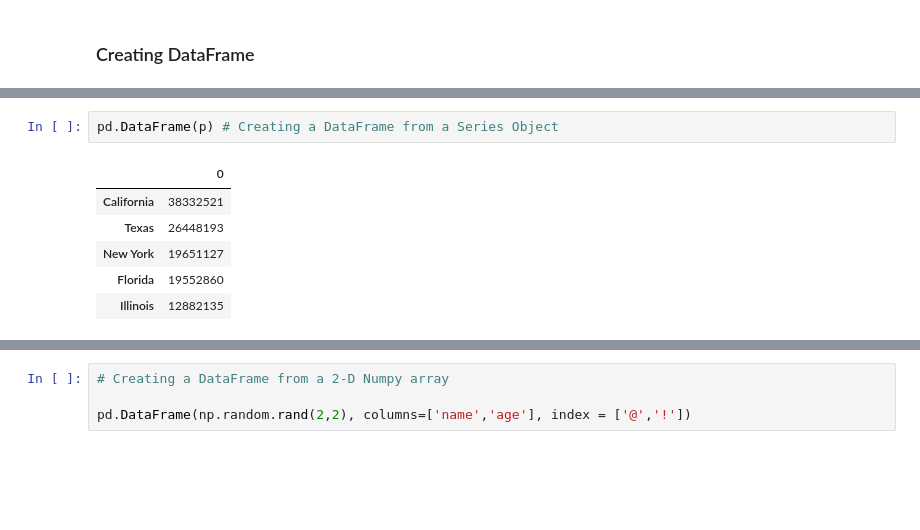
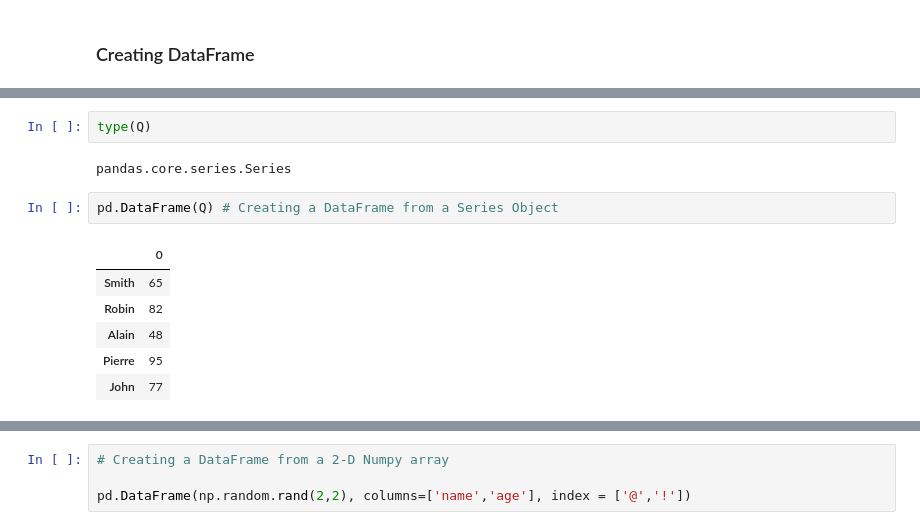
Before and after one commit to ali-d-nasseri/Python-Tutorials, a Jupyter notebook: Pandas-Tutorial.ipynb, the cells around one changed output, grey strips where cells are left out. Cells and saved outputs as stored; diff of their text form; blank space fills up the shorter version.

```diff
--- a/Pandas-Tutorial.ipynb
+++ b/Pandas-Tutorial.ipynb
@@ -185,10 +184,14 @@ pandas.core.series.Series
-# %%
-pd.DataFrame(p) # Creating a DataFrame from a Series Object
-# %% [output]
-|  | 0 |
-| California | 38332521 |
-| Texas | 26448193 |
-| New York | 19651127 |
-| Florida | 19552860 |
-| Illinois | 12882135 |
+# %%
+type(Q)
+# %% [output]
+pandas.core.series.Series
+# %%
+pd.DataFrame(Q) # Creating a DataFrame from a Series Object
+# %% [output]
+|  | 0 |
+| Smith | 65 |
+| Robin | 82 |
+| Alain | 48 |
+| Pierre | 95 |
+| John | 77 |
 # %%
```
Also changed, not shown: parts of 39 cells of this notebook, 3 other files.
